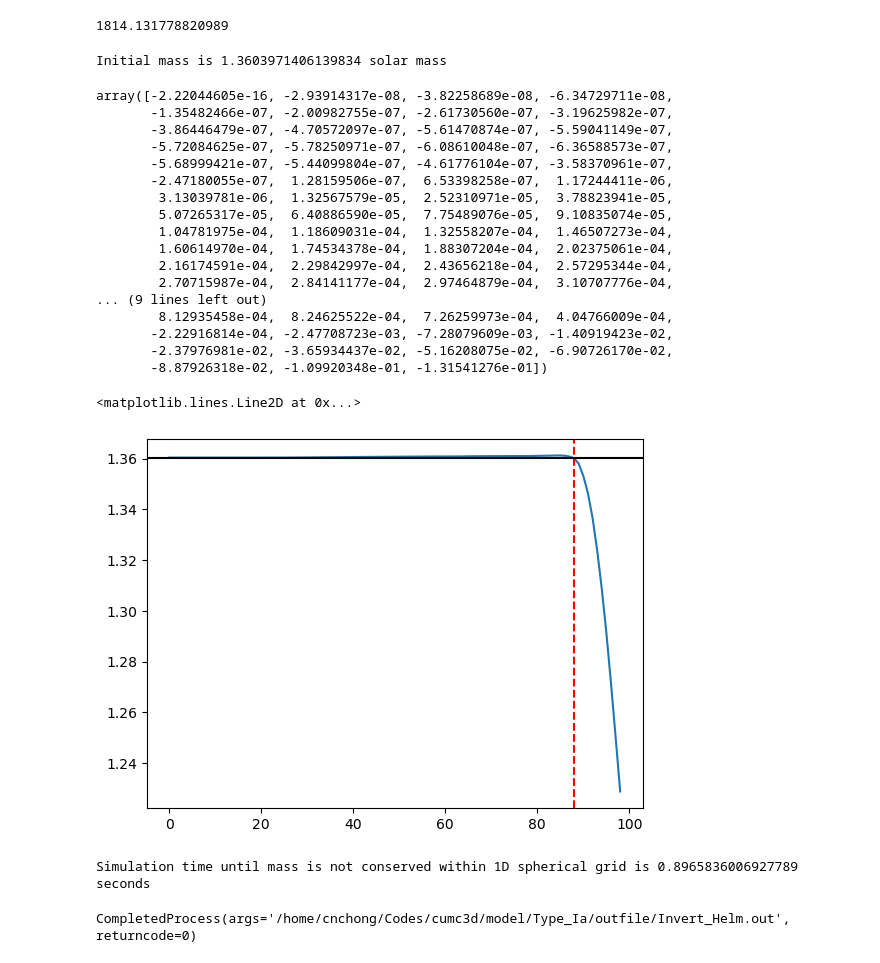
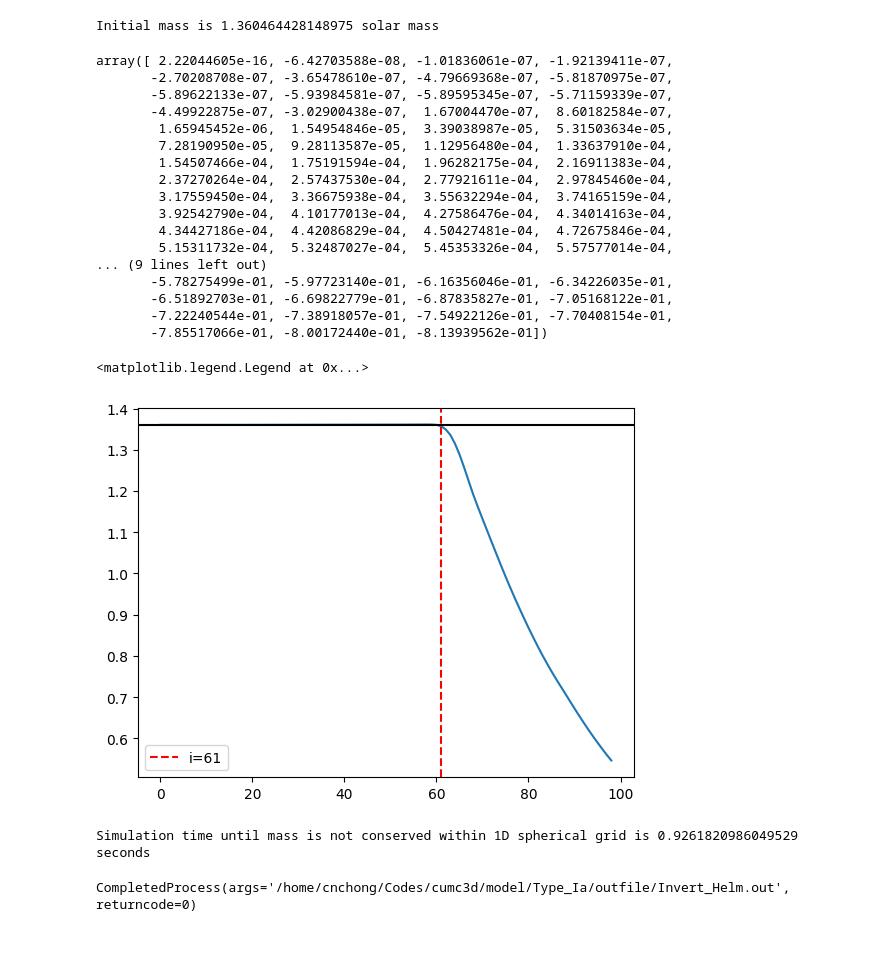
Before and after one commit to Chad-Chong/cumc3d, a Jupyter notebook: model/Type_Ia/outfile/To_SNEC.ipynb, the cells around one changed output. Cells and saved outputs as stored; diff of their text form; code cells hidden in the pictures.

```diff
--- a/model/Type_Ia/outfile/To_SNEC.ipynb
+++ b/model/Type_Ia/outfile/To_SNEC.ipynb
@@ -69,8 +69,8 @@ def azbar(xmass):
 
     return abar, zbar
 # %%
-working_directory = '/home/cnchong/Codes/cumc3d/model/Type_Ia/outfile/10.4km/'
-profile_directory = '/home/cnchong/Codes/cumc3d/model/Type_Ia/profile/10.4km/'
+working_directory = '/home/cnchong/Codes/cumc3d/model/Type_Ia/outfile/'
+profile_directory = '/home/cnchong/Codes/cumc3d/model/Type_Ia/profile/'
 SNEC_DIR = '/home/cnchong/Codes/SNEC-1.01/profiles'
 files = []
 for f in glob(working_directory+'/*.hdf5'):
@@ -114,7 +114,3 @@ vol = (f0['vol'][:].T)[:,0,:]
 r_arr = np.linspace(dx, x1f[-1]-dx, num=nr)
 
 initial_mass = np.sum((rho*vol)[atmo_indicies])
-# %%
-ind = rho/rhocgs2code<1e5
-rho[ind] = 1e5*rhocgs2code
-np.sum(rho*vol)
@@ -130,12 +117,7 @@ plt.axhline(y=1e5)
-# %%
-initial_radius = x1c[np.argwhere(rho[:,500]/rhocgs2code<1e5)[0][0]]/lencgs2code*1e-5 # in km
-initial_radius
-# %% [output]
-1814.131778820989
 # %%
 print('Initial mass is', initial_mass, 'solar mass')
 # %% [output]
-Initial mass is 1.3603971406139834 solar mass
+Initial mass is 1.360464428148975 solar mass
 # %%
 mass_list = []
 for i in range(n):
@@ -152,30 +134,31 @@ last = np.argwhere((mass_arr-initial_mass) < -1e-5)[0][0]
 # %%
 mass_arr-initial_mass
 # %% [output]
-array([-2.22044605e-16, -2.93914317e-08, -3.82258689e-08, -6.34729711e-08,
-       -1.35482466e-07, -2.00982755e-07, -2.61730560e-07, -3.19625982e-07,
-       -3.86446479e-07, -4.70572097e-07, -5.61470874e-07, -5.59041149e-07,
-       -5.72084625e-07, -5.78250971e-07, -6.08610048e-07, -6.36588573e-07,
-       -5.68999421e-07, -5.44099804e-07, -4.61776104e-07, -3.58370961e-07,
-       -2.47180055e-07,  1.28159506e-07,  6.53398258e-07,  1.17244411e-06,
-        3.13039781e-06,  1.32567579e-05,  2.52310971e-05,  3.78823941e-05,
-        5.07265317e-05,  6.40886590e-05,  7.75489076e-05,  9.10835074e-05,
-        1.04781975e-04,  1.18609031e-04,  1.32558207e-04,  1.46507273e-04,
-        1.60614970e-04,  1.74534378e-04,  1.88307204e-04,  2.02375061e-04,
-        2.16174591e-04,  2.29842997e-04,  2.43656218e-04,  2.57295344e-04,
-        2.70715987e-04,  2.84141177e-04,  2.97464879e-04,  3.10707776e-04,
+array([ 2.22044605e-16, -6.42703588e-08, -1.01836061e-07, -1.92139411e-07,
+       -2.70208708e-07, -3.65478610e-07, -4.79669368e-07, -5.81870975e-07,
+       -5.89622133e-07, -5.93984581e-07, -5.89595345e-07, -5.71159339e-07,
+       -4.49922875e-07, -3.02900438e-07,  1.67004470e-07,  8.60182584e-07,
+        1.65945452e-06,  1.54954846e-05,  3.39038987e-05,  5.31503634e-05,
+        7.28190950e-05,  9.28113587e-05,  1.12956480e-04,  1.33637910e-04,
+        1.54507466e-04,  1.75191594e-04,  1.96282175e-04,  2.16911383e-04,
+        2.37270264e-04,  2.57437530e-04,  2.77921611e-04,  2.97845460e-04,
+        3.17559450e-04,  3.36675938e-04,  3.55632294e-04,  3.74165159e-04,
+        3.92542790e-04,  4.10177013e-04,  4.27586476e-04,  4.34014163e-04,
+        4.34427186e-04,  4.42086829e-04,  4.50427481e-04,  4.72675846e-04,
+        5.15311732e-04,  5.32487027e-04,  5.45353326e-04,  5.57577014e-04,
 ... (9 lines left out)
-        8.12935458e-04,  8.24625522e-04,  7.26259973e-04,  4.04766009e-04,
-       -2.22916814e-04, -2.47708723e-03, -7.28079609e-03, -1.40919423e-02,
-       -2.37976981e-02, -3.65934437e-02, -5.16208075e-02, -6.90726170e-02,
-       -8.87926318e-02, -1.09920348e-01, -1.31541276e-01])
+       -5.78275499e-01, -5.97723140e-01, -6.16356046e-01, -6.34226035e-01,
+       -6.51892703e-01, -6.69822779e-01, -6.87835827e-01, -7.05168122e-01,
+       -7.22240544e-01, -7.38918057e-01, -7.54922126e-01, -7.70408154e-01,
+       -7.85517066e-01, -8.00172440e-01, -8.13939562e-01])
 # %%
 plt.plot(mass_arr)
-plt.axvline(x=last, color='red',linestyle='--')
+plt.axvline(x=last, color='red',linestyle='--', label='i='+str(last))
 plt.axhline(y=initial_mass, color = 'black')
+plt.legend()
 # %% [output]
-<matplotlib.lines.Line2D at 0x...>
+<matplotlib.legend.Legend at 0x...>
-[figure, old version]
+[figure, new version]
 # %%
 # Read file
 filename = working_directory+"/rkiter-"+str(last)+"-nm.hdf5"
@@ -183,7 +166,7 @@ f = h5py.File(filename, "r")
 f.keys()
 print('Simulation time until mass is not conserved within 1D spherical grid is',str(f['time'][0]/tcgs2code),'seconds')
 # %% [output]
-Simulation time until mass is not conserved within 1D spherical grid is 0.8965836006927789 seconds
+Simulation time until mass is not conserved within 1D spherical grid is 0.9261820986049529 seconds
 # %%
 primitive = f['primitive'][:].T
 eps = (f['epsilon'][:].T)[1:-1,1,1:-1]
```
Also changed, not shown: parts of 11 cells of this notebook, 16 other files.
